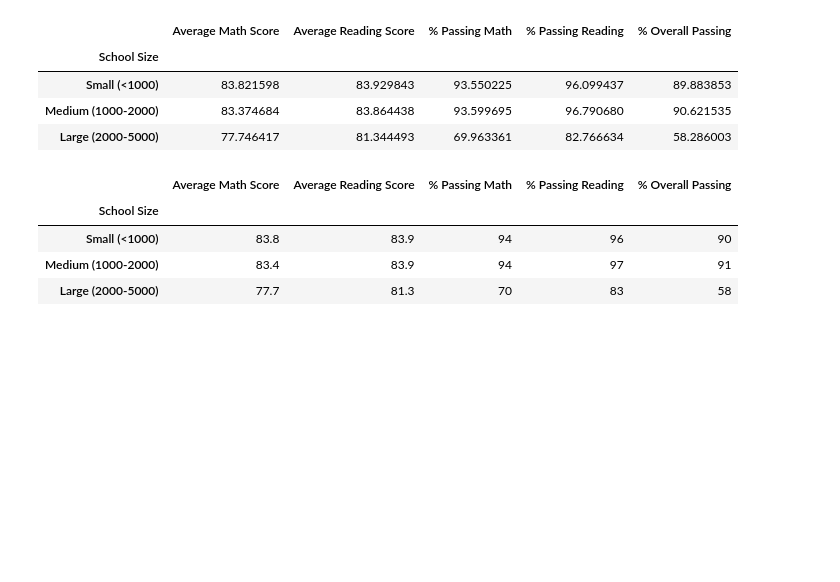
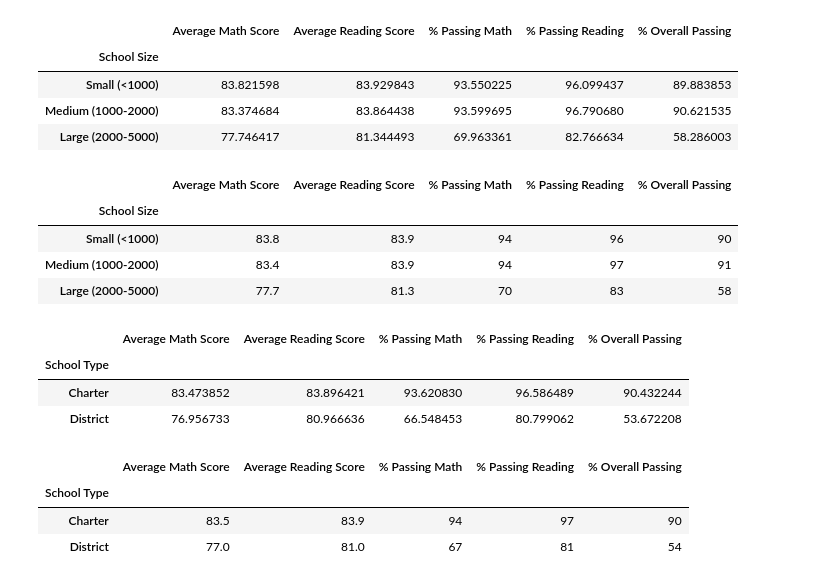
Before and after one commit to ttan0408/School_District_Analysis, a Jupyter notebook: PyCitySchools.ipynb, the cells around one changed output. Drawn from its saved outputs; the diff is of its cells as text; code cells hidden in the pictures; blank space fills up the shorter version.

Commit message:
scores by school type.

```diff
--- a/PyCitySchools.ipynb
+++ b/PyCitySchools.ipynb
@@ -1055,3 +1055,47 @@ size_summary_df
 | Small (<1000) | 83.8 | 83.9 | 94 | 96 | 90 |
 | Medium (1000-2000) | 83.4 | 83.9 | 94 | 97 | 91 |
 | Large (2000-5000) | 77.7 | 81.3 | 70 | 83 | 58 |
+# %%
+# Calculate averages for the desired columns.
+type_math_scores = per_school_summary_df.groupby(["School Type"]).mean()["Average Math Score"]
+
+type_reading_scores = per_school_summary_df.groupby(["School Type"]).mean()["Average Reading Score"]
+
+type_passing_math = per_school_summary_df.groupby(["School Type"]).mean()["% Passing Math"]
+
+type_passing_reading = per_school_summary_df.groupby(["School Type"]).mean()["% Passing Reading"]
+
+type_overall_passing = per_school_summary_df.groupby(["School Type"]).mean()["% Overall Passing"]
+# %%
+# Assemble into DataFrame.
+type_summary_df = pd.DataFrame({
+          "Average Math Score" : type_math_scores,
+          "Average Reading Score": type_reading_scores,
+          "% Passing Math": type_passing_math,
+          "% Passing Reading": type_passing_reading,
+          "% Overall Passing": type_overall_passing})
+
+type_summary_df
+# %% [output]
+|  | Average Math Score | Average Reading Score | % Passing Math | % Passing Reading | % Overall Passing |
+| School Type |  |  |  |  |  |
+| Charter | 83.473852 | 83.896421 | 93.620830 | 96.586489 | 90.432244 |
+| District | 76.956733 | 80.966636 | 66.548453 | 80.799062 | 53.672208 |
+# %%
+# Formatting
+type_summary_df["Average Math Score"] = type_summary_df["Average Math Score"].map("{:.1f}".format)
+
+type_summary_df["Average Reading Score"] = type_summary_df["Average Reading Score"].map("{:.1f}".format)
+
+type_summary_df["% Passing Math"] = type_summary_df["% Passing Math"].map("{:.0f}".format)
+
+type_summary_df["% Passing Reading"] = type_summary_df["% Passing Reading"].map("{:.0f}".format)
+
+type_summary_df["% Overall Passing"] = type_summary_df["% Overall Passing"].map("{:.0f}".format)
+
+type_summary_df
+# %% [output]
+|  | Average Math Score | Average Reading Score | % Passing Math | % Passing Reading | % Overall Passing |
+| School Type |  |  |  |  |  |
+| Charter | 83.5 | 83.9 | 94 | 97 | 90 |
+| District | 77.0 | 81.0 | 67 | 81 | 54 |
```
